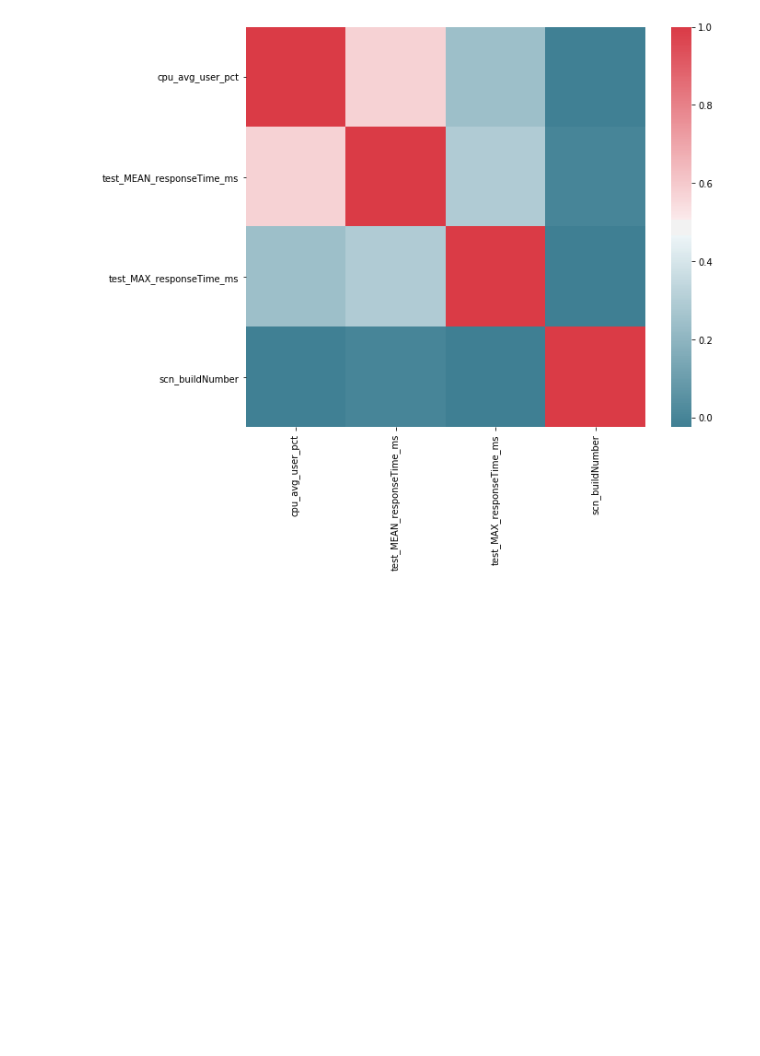
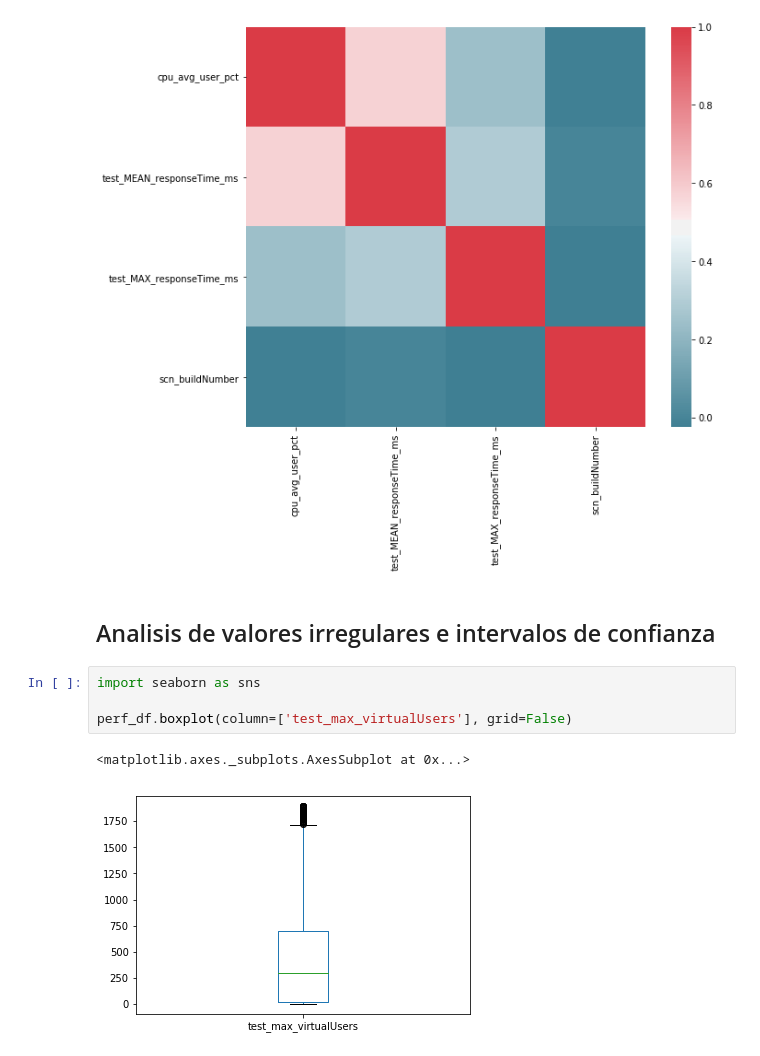
Before and after one commit to eshernan/datascience_training, a Jupyter notebook: notebooks/Exercises_1_solve.ipynb, the cells around one changed output. Saved outputs shown, nothing was run; the diff lists cells and outputs as text; blank space fills up the shorter version.

```diff
--- a/notebooks/Exercises_1_solve.ipynb
+++ b/notebooks/Exercises_1_solve.ipynb
@@ -263,3 +263,12 @@ sns.heatmap(corr, mask=np.zeros_like(corr, dtype=np.bool), cmap=sns.diverging_pa
 # %% [output]
 <matplotlib.axes._subplots.AxesSubplot at 0x...>
 [figure]
+# %% [markdown]
+## Analisis de valores irregulares  e intervalos de confianza
+# %%
+import seaborn as sns
+
+perf_df.boxplot(column=['test_max_virtualUsers'], grid=False)
+# %% [output]
+<matplotlib.axes._subplots.AxesSubplot at 0x...>
+[figure, added]
```
Also changed, not shown: parts of 8 cells of this notebook, 1 other file.
